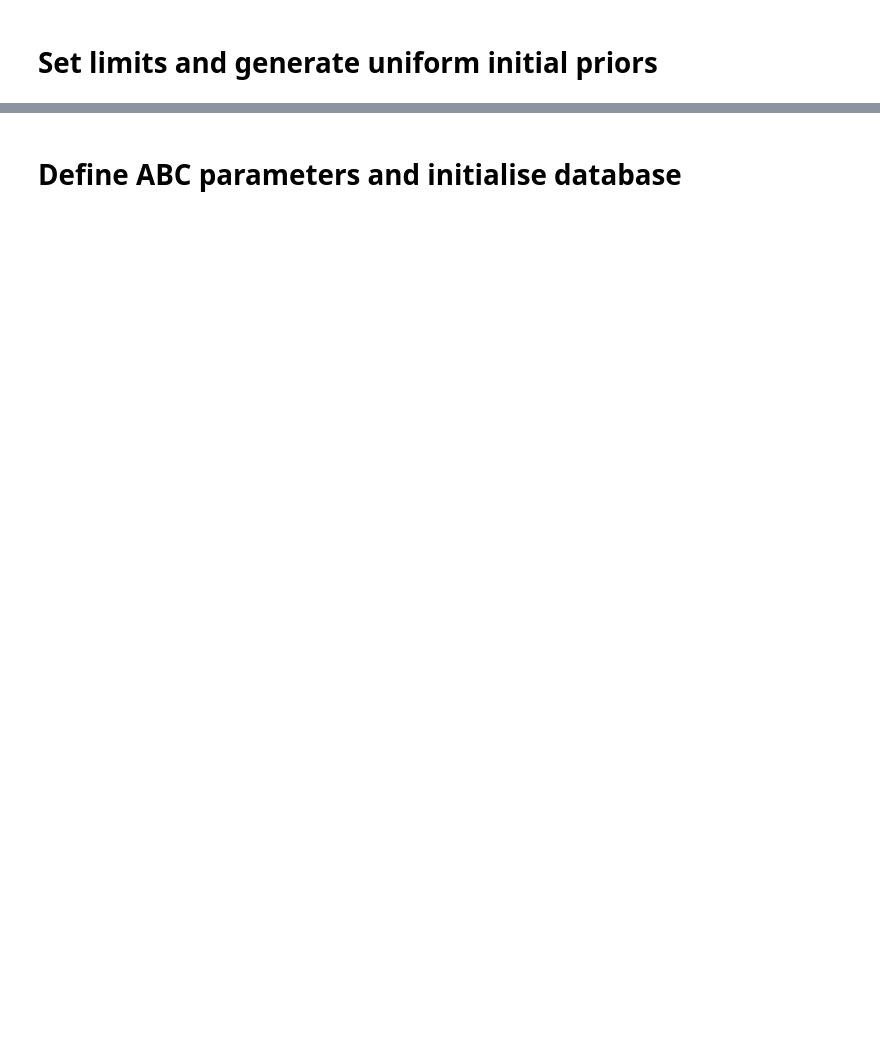
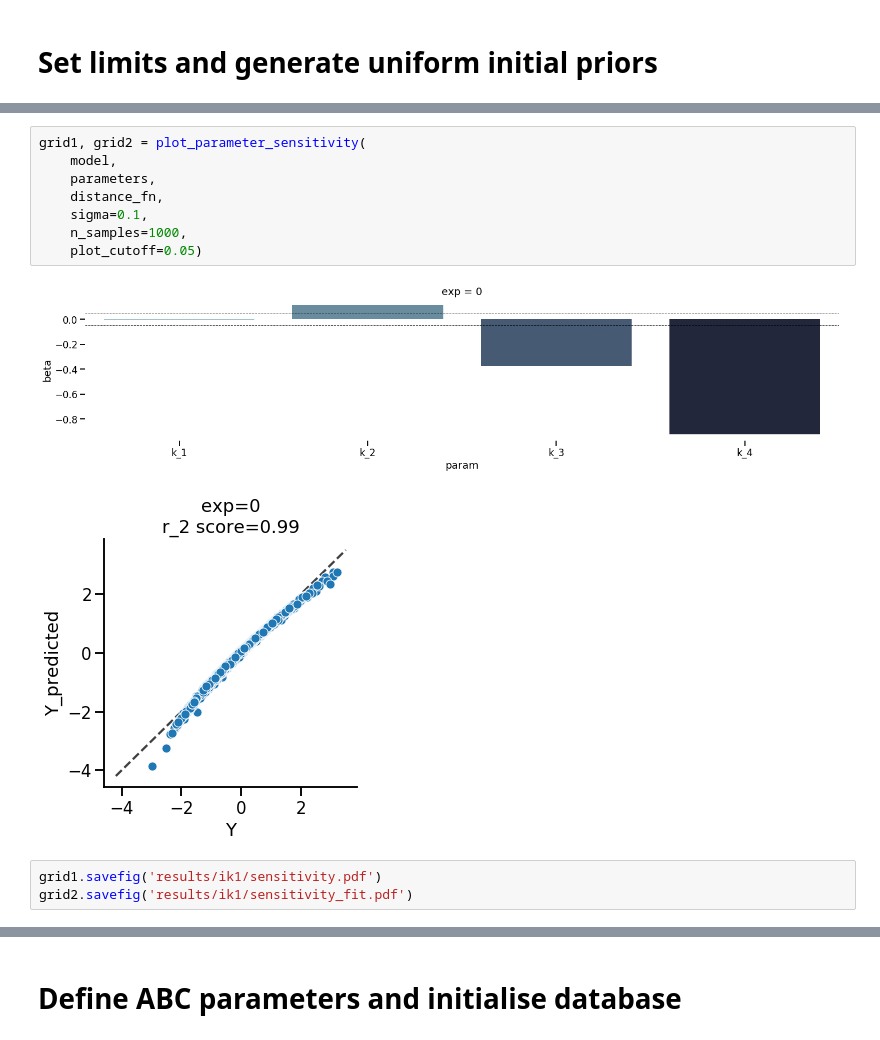
Before and after one commit to charleshouston/ion-channel-ABC, a Jupyter notebook: docs/examples/hl-1_ik1.ipynb, the cells around one changed output, grey strips where cells are left out. Cells and saved outputs as stored; diff of their text form; blank space fills up the shorter version.

```diff
--- a/docs/examples/hl-1_ik1.ipynb
+++ b/docs/examples/hl-1_ik1.ipynb
@@ -46,0 +77,14 @@ prior = Distribution(**{key: RV("uniform", a, b - a)
+# %%
+grid1, grid2 = plot_parameter_sensitivity(
+    model,
+    parameters,
+    distance_fn,
+    sigma=0.1,
+    n_samples=1000,
+    plot_cutoff=0.05)
+# %% [output]
+[figure, added]
+[figure, added]
+# %%
+grid1.savefig('results/ik1/sensitivity.pdf')
+grid2.savefig('results/ik1/sensitivity_fit.pdf')
```
Also changed, not shown: parts of 38 cells of this notebook, 1 other file.
